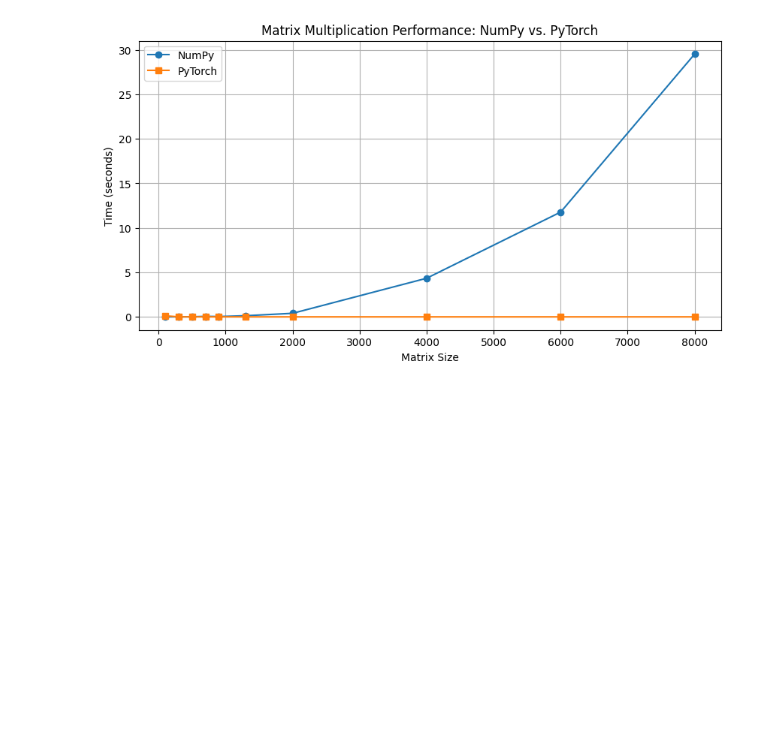
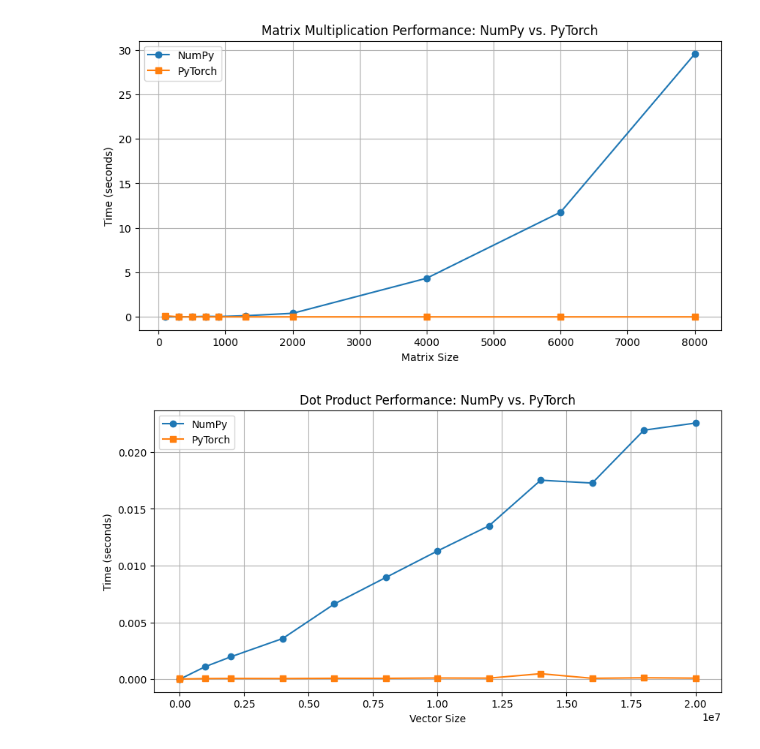
Before and after one commit to eden-chung/RNEA_GPU_Parallelization, a Jupyter notebook: Timing_tests.ipynb, the cells around one changed output. Cells and saved outputs as stored; diff of their text form; code cells hidden in the pictures; blank space fills up the shorter version.

Commit message:
add benchmark to dot product

```diff
--- a/Timing_tests.ipynb
+++ b/Timing_tests.ipynb
@@ -134,3 +134,44 @@ plt.grid(True)
 plt.show()
 # %% [output]
 [figure]
+# %%
+import numpy as np
+import torch
+import time
+import matplotlib.pyplot as plt
+
+def time_dot_product_np(size):
+    v1_np = np.random.rand(size)
+    v2_np = np.random.rand(size)
+    start_time = time.time()
+    _ = np.dot(v1_np, v2_np)  # Using np.dot for vector dot product
+    return time.time() - start_time
+
+def time_dot_product_torch(size):
+    v1_torch = torch.rand(size)
+    v2_torch = torch.rand(size)
+
+    if torch.cuda.is_available():
+        v1_torch = v1_torch.to('cuda')
+        v2_torch = v2_torch.to('cuda')
+
+    start_time = time.time()
+    _ = torch.dot(v1_torch, v2_torch)  # Using torch.dot for vector dot product
+    return time.time() - start_time
+
+sizes = [1000, 10000, 1_000_000, 2_000_000, 4_000_000, 6_000_000, 8_000_000, 10_000_000,
+         12_000_000, 14_000_000, 16_000_000, 18_000_000, 20_000_000]
+np_times = [time_dot_product_np(size) for size in sizes]
+torch_times = [time_dot_product_torch(size) for size in sizes]
+
+plt.figure(figsize=(10, 5))
+plt.plot(sizes, np_times, label='NumPy', marker='o')
+plt.plot(sizes, torch_times, label='PyTorch', marker='s')
+plt.xlabel('Vector Size')
+plt.ylabel('Time (seconds)')
+plt.title('Dot Product Performance: NumPy vs. PyTorch')
+plt.legend()
+plt.grid(True)
+plt.show()
+# %% [output]
+[figure, added]
```
